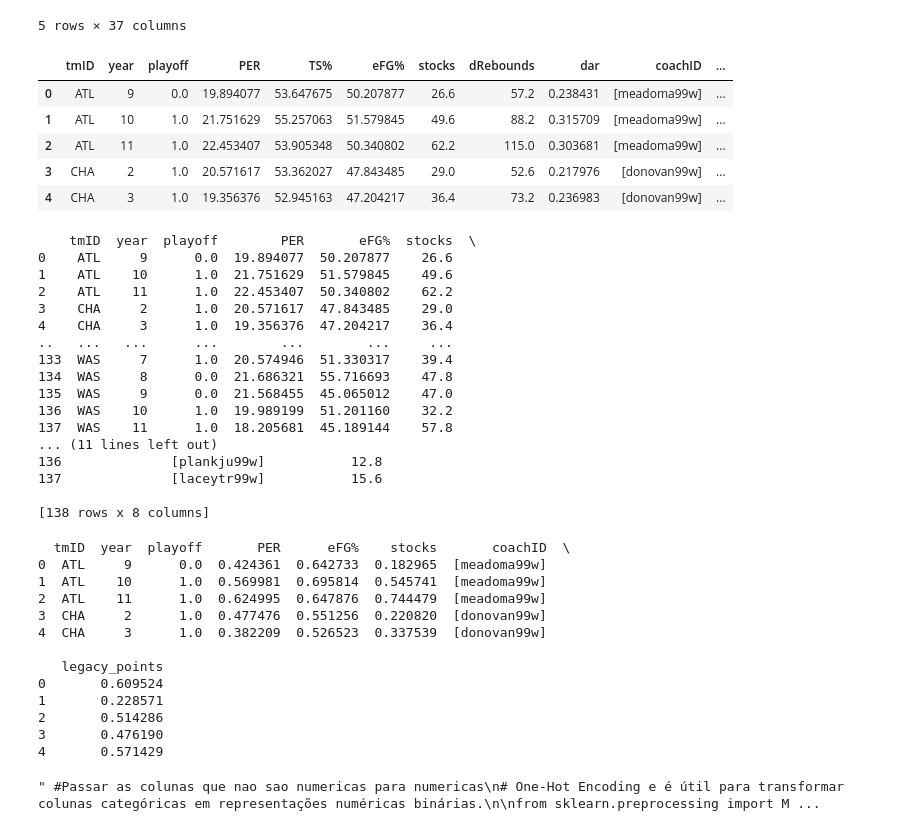
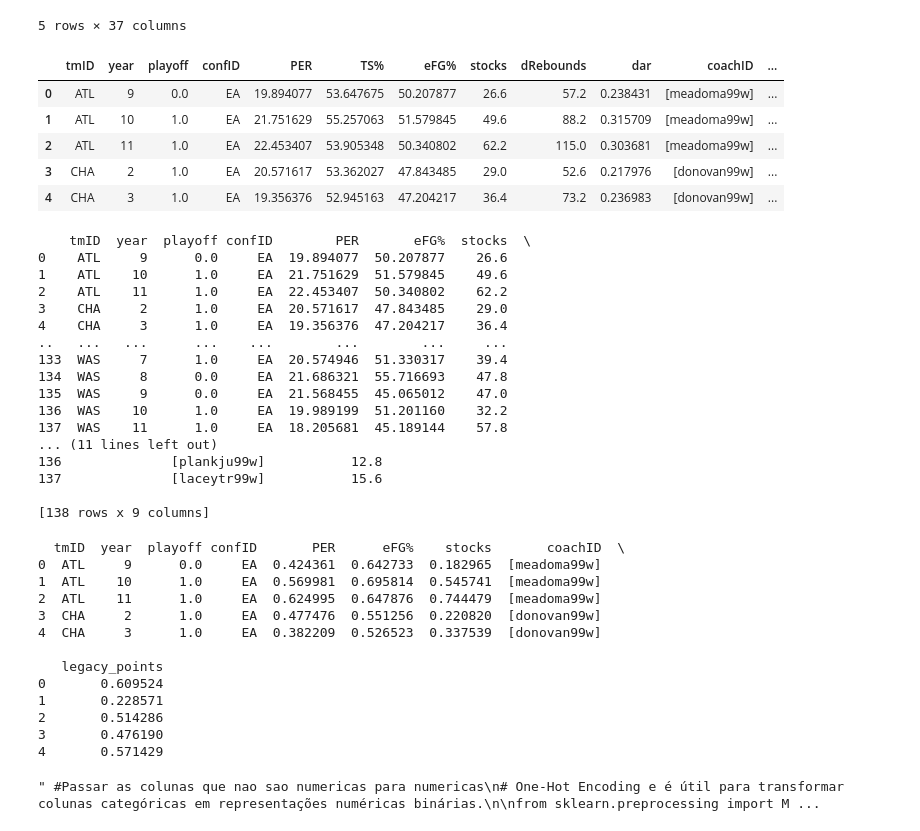
Before and after one commit to maxbper/AC, a Jupyter notebook: junta.ipynb, the cells around one changed output. Cells and saved outputs as stored; diff of their text form; code cells hidden in the pictures.

```diff
--- a/junta.ipynb
+++ b/junta.ipynb
@@ -375,8 +375,8 @@ merged_df2 = merged_df2.merge(coaches_grouped, on=['year', 'tmID'], how='left')
 
 year11 = df9.merge(df8, on=['tmID','year'], how='left')
 year11 = year11.merge(df10, on=['tmID','year'], how='left')
-finalYear11 = year11[['playerID','year','tmID','coachID']]
-finalYear11 = finalYear11.groupby(['playerID', 'year', 'tmID'])['coachID'].apply(list).reset_index()
+finalYear11 = year11[['playerID','year','tmID','confID','coachID']]
+finalYear11 = finalYear11.groupby(['playerID', 'year', 'tmID', 'confID'])['coachID'].apply(list).reset_index()
 
 # Adicionar colunas ausentes em finalYear11 com valor 0
 expected_columns_merged_df2 = merged_df2.columns
@@ -403,7 +403,7 @@ players_stats_prevYear['year'] = players_stats_prevYear['year'] + 1
 
 
 players_stats_prevYear = players_stats_prevYear.merge(
-    merged_df2[['playerID', 'year', 'tmID', 'playoff','coachID']],
+    merged_df2[['playerID', 'year', 'tmID', 'confID','playoff','coachID']],
     on=['playerID', 'year'],
     how='left')
 
@@ -411,39 +411,39 @@ players_stats_prevYear.to_csv('cleanDatasets/players_stats_prevYear.csv', index=
 # %%
 #.............................Fazer a media por equipa dos valores mas pegando apenas nos 7 melhores jogadores...............
 
 # Ordenar os jogadores dentro de cada equipe e ano com base no PER (ou outra métrica)
 players_stats_prevYear_sorted = players_stats_prevYear.sort_values(by=['tmID', 'year', 'PER'], ascending=[True, True, False])
 
 # Selecionar os 5 melhores jogadores de cada equipe e ano
 top_7_players = players_stats_prevYear_sorted.groupby(['tmID', 'year']).head(5)
 
 # Agora, calcular a média das métricas apenas para os melhores jogadores
-team_year_stats = top_7_players.groupby(['tmID', 'year', 'playoff']).agg({
+team_year_stats = top_7_players.groupby(['tmID', 'year', 'playoff','confID']).agg({
     'PER': 'mean',
     'TS%': 'mean',
     'eFG%': 'mean',
     'stocks': 'mean',
     'dRebounds': 'mean',
     'dar': 'mean',
     'coachID': 'first',  # Seleciona o primeiro valor da coluna (presumindo que todos sejam iguais para o grupo)
     'legacy_points' : 'mean' #Same here
 }).reset_index()
 
 playoff_teams_year11 = ["WAS", "NYL", "IND", "ATL", "SEA", "PHO", "SAS", "LAS"]
 
 team_year_stats.loc[(team_year_stats['year'] == 11) & (team_year_stats['tmID'].isin(playoff_teams_year11)), 'playoff'] = 1
 
 # Salva o novo dataset em um arquivo CSV
 team_year_stats.to_csv('cleanDatasets/team_year_stats.csv', index=False)
 
 team_year_stats.head(5)
 # %% [output]
-|  | tmID | year | playoff | PER | TS% | eFG% | stocks | dRebounds | dar | coachID | ... |
-| 0 | ATL | 9 | 0.0 | 19.894077 | 53.647675 | 50.207877 | 26.6 | 57.2 | 0.238431 | [meadoma99w] | ... |
-| 1 | ATL | 10 | 1.0 | 21.751629 | 55.257063 | 51.579845 | 49.6 | 88.2 | 0.315709 | [meadoma99w] | ... |
-| 2 | ATL | 11 | 1.0 | 22.453407 | 53.905348 | 50.340802 | 62.2 | 115.0 | 0.303681 | [meadoma99w] | ... |
-| 3 | CHA | 2 | 1.0 | 20.571617 | 53.362027 | 47.843485 | 29.0 | 52.6 | 0.217976 | [donovan99w] | ... |
-| 4 | CHA | 3 | 1.0 | 19.356376 | 52.945163 | 47.204217 | 36.4 | 73.2 | 0.236983 | [donovan99w] | ... |
+|  | tmID | year | playoff | confID | PER | TS% | eFG% | stocks | dRebounds | dar | coachID | ... |
+| 0 | ATL | 9 | 0.0 | EA | 19.894077 | 53.647675 | 50.207877 | 26.6 | 57.2 | 0.238431 | [meadoma99w] | ... |
+| 1 | ATL | 10 | 1.0 | EA | 21.751629 | 55.257063 | 51.579845 | 49.6 | 88.2 | 0.315709 | [meadoma99w] | ... |
+| 2 | ATL | 11 | 1.0 | EA | 22.453407 | 53.905348 | 50.340802 | 62.2 | 115.0 | 0.303681 | [meadoma99w] | ... |
+| 3 | CHA | 2 | 1.0 | EA | 20.571617 | 53.362027 | 47.843485 | 29.0 | 52.6 | 0.217976 | [donovan99w] | ... |
+| 4 | CHA | 3 | 1.0 | EA | 19.356376 | 52.945163 | 47.204217 | 36.4 | 73.2 | 0.236983 | [donovan99w] | ... |
 # %%
 import pandas as pd
 from sklearn.decomposition import PCA
@@ -498,23 +498,23 @@ team_year_stats['coachID'] = team_year_stats_copy['coachID']
 # Exibir o resultado
 print(team_year_stats)
 # %% [output]
-    tmID  year  playoff        PER       eFG%  stocks  \
-0    ATL     9      0.0  19.894077  50.207877    26.6
-1    ATL    10      1.0  21.751629  51.579845    49.6
-2    ATL    11      1.0  22.453407  50.340802    62.2
-3    CHA     2      1.0  20.571617  47.843485    29.0
-4    CHA     3      1.0  19.356376  47.204217    36.4
-..   ...   ...      ...        ...        ...     ...
-133  WAS     7      1.0  20.574946  51.330317    39.4
-134  WAS     8      0.0  21.686321  55.716693    47.8
-135  WAS     9      0.0  21.568455  45.065012    47.0
-136  WAS    10      1.0  19.989199  51.201160    32.2
-137  WAS    11      1.0  18.205681  45.189144    57.8
+    tmID  year  playoff confID        PER       eFG%  stocks  \
+0    ATL     9      0.0     EA  19.894077  50.207877    26.6
+1    ATL    10      1.0     EA  21.751629  51.579845    49.6
+2    ATL    11      1.0     EA  22.453407  50.340802    62.2
+3    CHA     2      1.0     EA  20.571617  47.843485    29.0
+4    CHA     3      1.0     EA  19.356376  47.204217    36.4
+..   ...   ...      ...    ...        ...        ...     ...
+133  WAS     7      1.0     EA  20.574946  51.330317    39.4
+134  WAS     8      0.0     EA  21.686321  55.716693    47.8
+135  WAS     9      0.0     EA  21.568455  45.065012    47.0
+136  WAS    10      1.0     EA  19.989199  51.201160    32.2
+137  WAS    11      1.0     EA  18.205681  45.189144    57.8
 ... (11 lines left out)
 136              [plankju99w]           12.8
 137              [laceytr99w]           15.6
 
-[138 rows x 8 columns]
+[138 rows x 9 columns]
 # %%
 # Normalizar os dados
 
@@ -530,12 +530,12 @@ team_year_stats[columns_to_normalize] = team_year_stats[columns_to_normalize].ap
 # Verificar o resultado
 print(team_year_stats.head())
 # %% [output]
-  tmID  year  playoff       PER      eFG%    stocks       coachID  \
-0  ATL     9      0.0  0.424361  0.642733  0.182965  [meadoma99w]
-1  ATL    10      1.0  0.569981  0.695814  0.545741  [meadoma99w]
-2  ATL    11      1.0  0.624995  0.647876  0.744479  [meadoma99w]
-3  CHA     2      1.0  0.477476  0.551256  0.220820  [donovan99w]
-4  CHA     3      1.0  0.382209  0.526523  0.337539  [donovan99w]
+  tmID  year  playoff confID       PER      eFG%    stocks       coachID  \
+0  ATL     9      0.0     EA  0.424361  0.642733  0.182965  [meadoma99w]
+1  ATL    10      1.0     EA  0.569981  0.695814  0.545741  [meadoma99w]
+2  ATL    11      1.0     EA  0.624995  0.647876  0.744479  [meadoma99w]
+3  CHA     2      1.0     EA  0.477476  0.551256  0.220820  [donovan99w]
+4  CHA     3      1.0     EA  0.382209  0.526523  0.337539  [donovan99w]
 
    legacy_points
 0       0.609524
```
Also changed, not shown: parts of 9 cells of this notebook, 3 other files.
